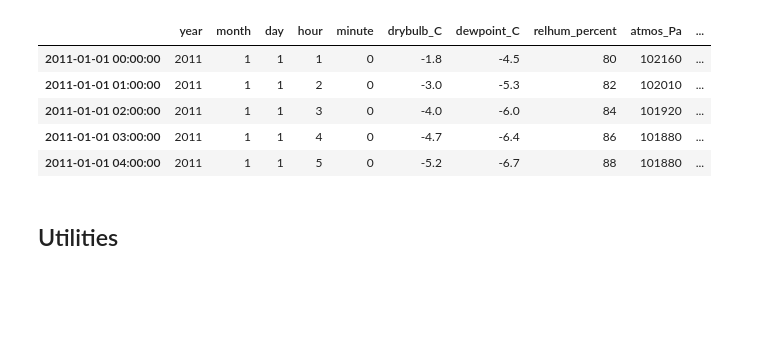
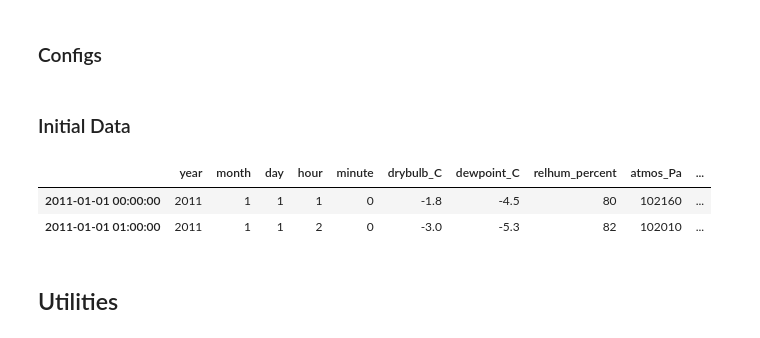
Before and after one commit to justinfmccarty/epwmorph, a Jupyter notebook: morphing_routines.ipynb, the cells around one changed output. Drawn from its saved outputs; the diff is of its cells as text; code cells hidden in the pictures; blank space fills up the shorter version.

```diff
--- a/morphing_routines.ipynb
+++ b/morphing_routines.ipynb
@@ -32,3 +32,5 @@ import math
 from meteocalc import dew_point as calcdewpt
 
 from skyfield import api, almanac
+# %% [markdown]
+### Configs
@@ -35,3 +42,5 @@ from skyfield import api, almanac
+# %% [markdown]
+### Initial Data
 # %%
 def epw_to_dataframe(weather_path):
     epw_labels = ['year', 'month', 'day', 'hour', 'minute', 'datasource', 'drybulb_C', 'dewpoint_C', 'relhum_percent',
@@ -46,16 +55,13 @@ def epw_to_dataframe(weather_path):
 # %%
 df = epw_to_dataframe('/content/CAN_BC_Vancouver.Intl.AP.718920_CWEC2016.epw')
 # returns datetime objects
 df.index = pd.to_datetime(df.apply(lambda row: dt.datetime(2011,
                                                            int(row.month),
                                                            int(row.day),
                                                            int(row.hour)-1,
                                                            int(row.minute)), axis=1))
-df.head()
+df.head(2)
 # %% [output]
 |  | year | month | day | hour | minute | drybulb_C | dewpoint_C | relhum_percent | atmos_Pa | ... |
 | 2011-01-01 00:00:00 | 2011 | 1 | 1 | 1 | 0 | -1.8 | -4.5 | 80 | 102160 | ... |
 | 2011-01-01 01:00:00 | 2011 | 1 | 1 | 2 | 0 | -3.0 | -5.3 | 82 | 102010 | ... |
-| 2011-01-01 02:00:00 | 2011 | 1 | 1 | 3 | 0 | -4.0 | -6.0 | 84 | 101920 | ... |
-| 2011-01-01 03:00:00 | 2011 | 1 | 1 | 4 | 0 | -4.7 | -6.4 | 86 | 101880 | ... |
-| 2011-01-01 04:00:00 | 2011 | 1 | 1 | 5 | 0 | -5.2 | -6.7 | 88 | 101880 | ... |
```
Also changed, not shown: parts of 43 cells of this notebook.
